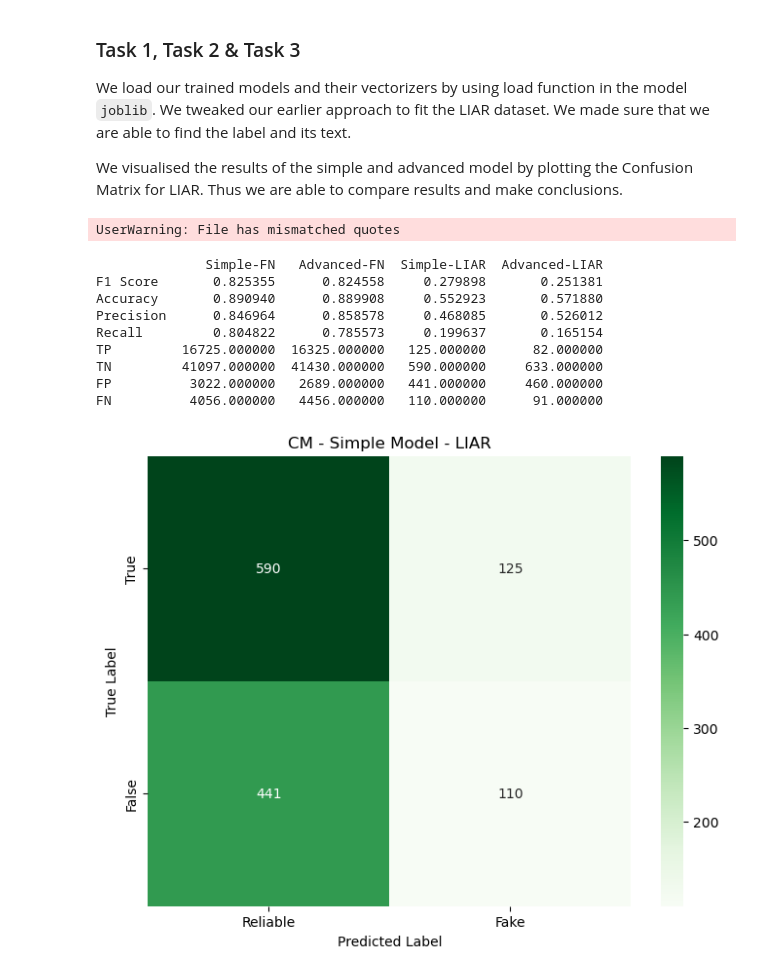
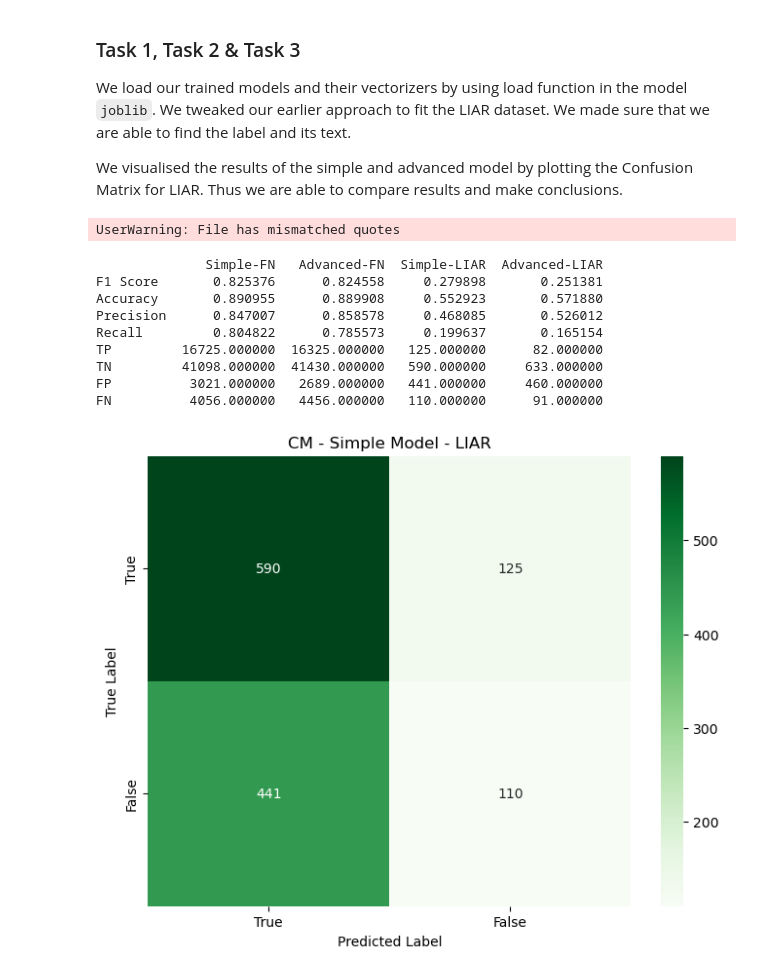
Before and after one commit to purplegorilla16/FakeNewsProject, a Jupyter notebook: fake-news.ipynb, the cells around one changed output. Drawn from its saved outputs; the diff is of its cells as text; code cells hidden in the pictures.

```diff
--- a/fake-news.ipynb
+++ b/fake-news.ipynb
@@ -633,38 +633,38 @@ table = {
 }
 
 # Header column
 header_column = ['F1 Score', 'Accuracy', 'Precision', 'Recall', 'TP', 'TN', 'FP', 'FN']
 
 # Create the DataFrame with 'header_column' as index
 table_data = pd.DataFrame(table, index=header_column)
 
 # Print the DataFrame
 print(table_data)
 
 # Visualize the confusion matrix for the simple model for LIAR
 plt.figure(figsize=(8, 6))
-sns.heatmap(cm_simple_L, annot=True, fmt="d", cmap="Greens", xticklabels=["Reliable", "Fake"], yticklabels=["True", "False"])
+sns.heatmap(cm_simple_L, annot=True, fmt="d", cmap="Greens", xticklabels=["True", "False"], yticklabels=["True", "False"])
 plt.title("CM - Simple Model - LIAR")
 plt.xlabel("Predicted Label")
 plt.ylabel("True Label")
 plt.show()
 
 # Visualize the confusion matrix for the advanced model for LIAR
 plt.figure(figsize=(8, 6))
-sns.heatmap(cm_advanced_L, annot=True, fmt="d", cmap="Reds", xticklabels=["Reliable", "Fake"], yticklabels=["True", "False"])
+sns.heatmap(cm_advanced_L, annot=True, fmt="d", cmap="Reds", xticklabels=["True", "False"], yticklabels=["True", "False"])
 plt.title("CM - Advanced Model - LIAR")
 plt.xlabel("Predicted Label")
 plt.ylabel("True Label")
 plt.show()
 # %% [output]
 UserWarning: File has mismatched quotes
               Simple-FN   Advanced-FN  Simple-LIAR  Advanced-LIAR
-F1 Score       0.825355      0.824558     0.279898       0.251381
-Accuracy       0.890940      0.889908     0.552923       0.571880
-Precision      0.846964      0.858578     0.468085       0.526012
+F1 Score       0.825376      0.824558     0.279898       0.251381
+Accuracy       0.890955      0.889908     0.552923       0.571880
+Precision      0.847007      0.858578     0.468085       0.526012
 Recall         0.804822      0.785573     0.199637       0.165154
 TP         16725.000000  16325.000000   125.000000      82.000000
-TN         41097.000000  41430.000000   590.000000     633.000000
-FP          3022.000000   2689.000000   441.000000     460.000000
+TN         41098.000000  41430.000000   590.000000     633.000000
+FP          3021.000000   2689.000000   441.000000     460.000000
 FN          4056.000000   4456.000000   110.000000      91.000000
-[figure, old version]
+[figure, new version]
```
Also changed, not shown: parts of 4 cells of this notebook.
